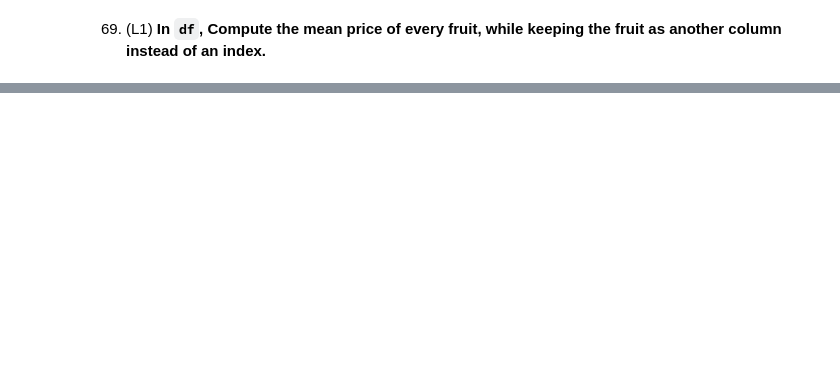
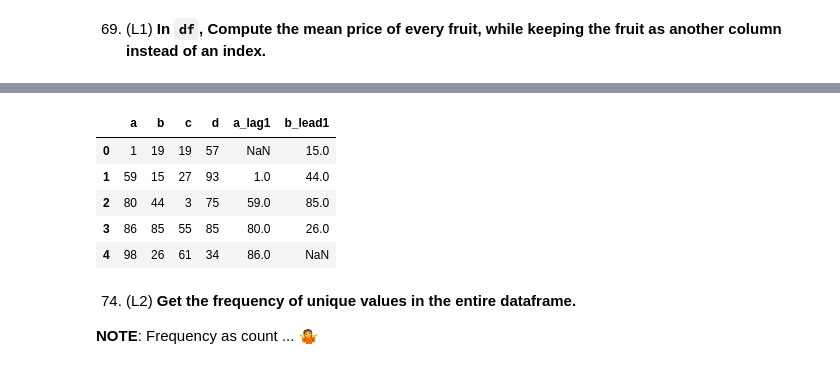
Before and after one commit to kamilrybacki/MLToolsExercises, a Jupyter notebook: content/pandas101.ipynb, the cells around one changed output, grey strips where cells are left out. Cells and saved outputs as stored; diff of their text form; code cells hidden in the pictures; blank space fills up the shorter version.

```diff
--- a/content/pandas101.ipynb
+++ b/content/pandas101.ipynb
@@ -1654,0 +1753,26 @@ print(arrays)
+# %%
+# Input
+df = pd.DataFrame(np.random.randint(1, 100, 20).reshape(-1, 4), columns = list('abcd'))
+
+lag1 = df['a'].shift(1)
+lag1.name = 'a_lag1'
+
+lead1 = df['b'].shift(-1)
+lead1.name = 'b_lead1'
+
+pd.concat([
+    df,
+    lag1,
+    lead1
+], axis=1)
+# %% [output]
+|  | a | b | c | d | a_lag1 | b_lead1 |
+| 0 | 1 | 19 | 19 | 57 | NaN | 15.0 |
+| 1 | 59 | 15 | 27 | 93 | 1.0 | 44.0 |
+| 2 | 80 | 44 | 3 | 75 | 59.0 | 85.0 |
+| 3 | 86 | 85 | 55 | 85 | 80.0 | 26.0 |
+| 4 | 98 | 26 | 61 | 34 | 86.0 | NaN |
+# %% [markdown]
+74. (L2) **Get the frequency of unique values in the entire dataframe.**
+
+**NOTE**: Frequency as count ... 🤷
```
Also changed, not shown: parts of 35 cells of this notebook.
